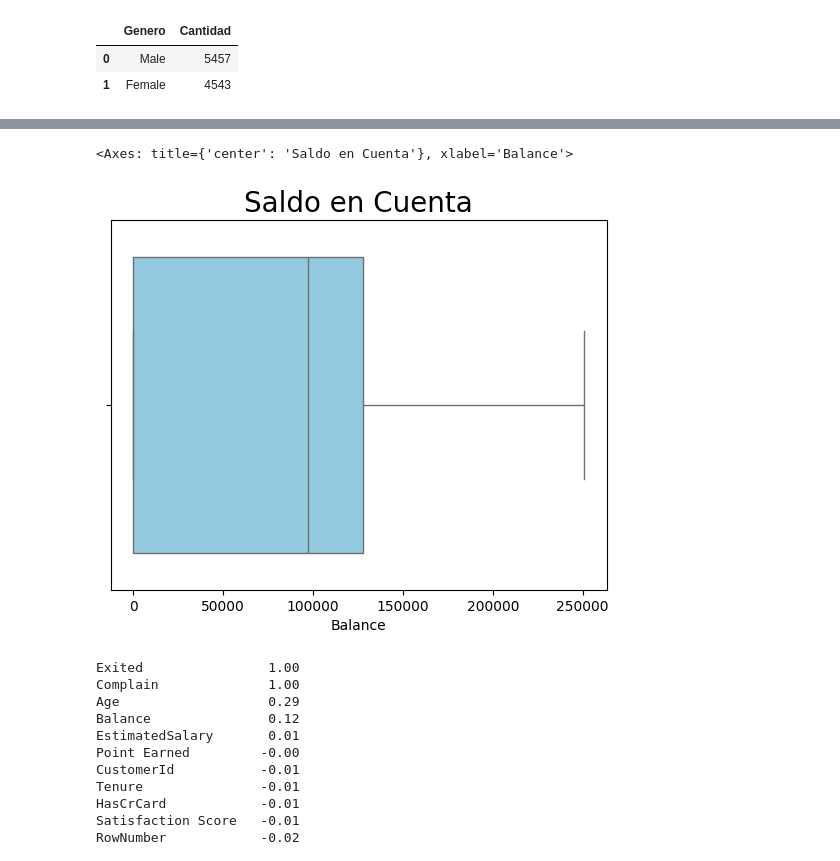
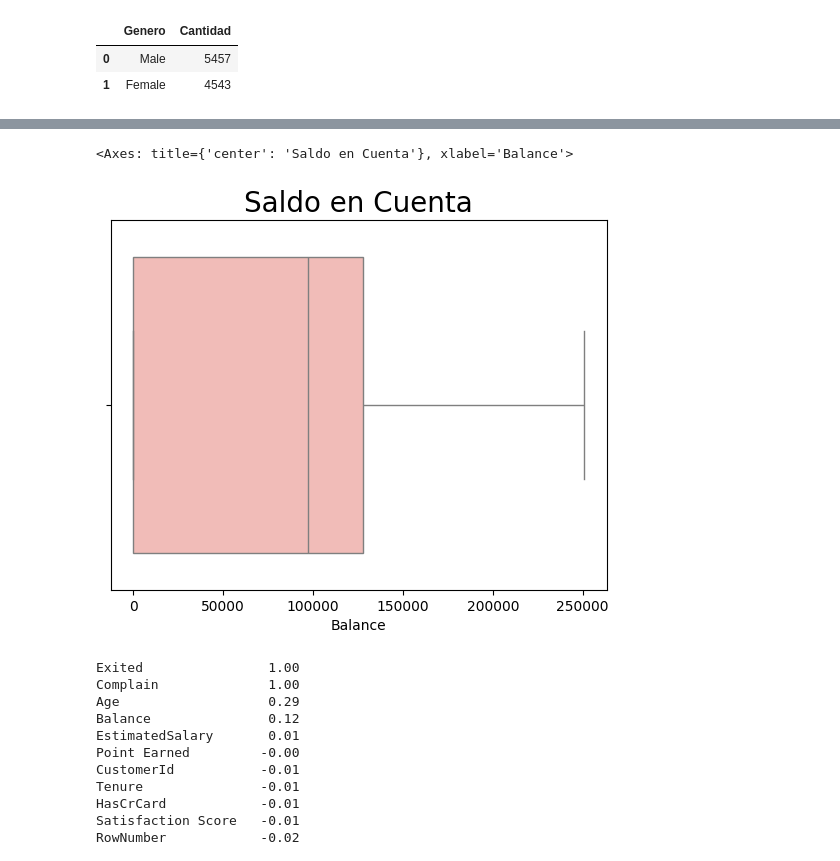
Before and after one commit to Leencita/Primer-Entregable, a Jupyter notebook: ProyectoDS_ParteI_+CabezasOlivas.ipynb, the cells around one changed output, grey strips where cells are left out. Saved outputs shown, nothing was run; the diff lists cells and outputs as text; code cells hidden in the pictures.

```diff
--- a/ProyectoDS_ParteI_+CabezasOlivas.ipynb
+++ b/ProyectoDS_ParteI_+CabezasOlivas.ipynb
@@ -170,10 +165,10 @@ Passing `palette` without assigning `hue` is deprecated and will be removed in v
 # %%
 plt.title("Saldo en Cuenta", fontdict = {'fontsize': 20})
 # Titulo del gráfico
-sns.boxplot(x=df["Balance"], color='skyblue')
+sns.boxplot(x=df["Balance"], color='#fbb4ae')
 # %% [output]
 <Axes: title={'center': 'Saldo en Cuenta'}, xlabel='Balance'>
-[figure, old version]
+[figure, new version]
 # %%
 numeric_df = df.select_dtypes(include=[float, int])
 # Selecciona solo las columnas numéricas del archivo
```
Also changed, not shown: parts of 6 cells of this notebook.
